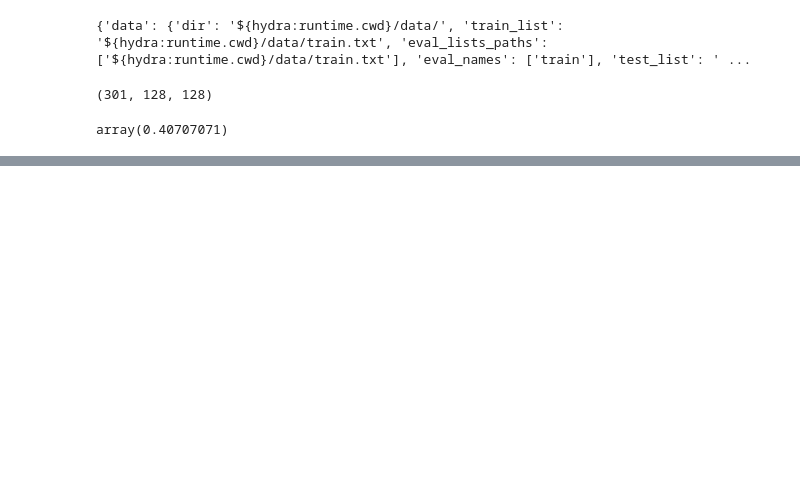
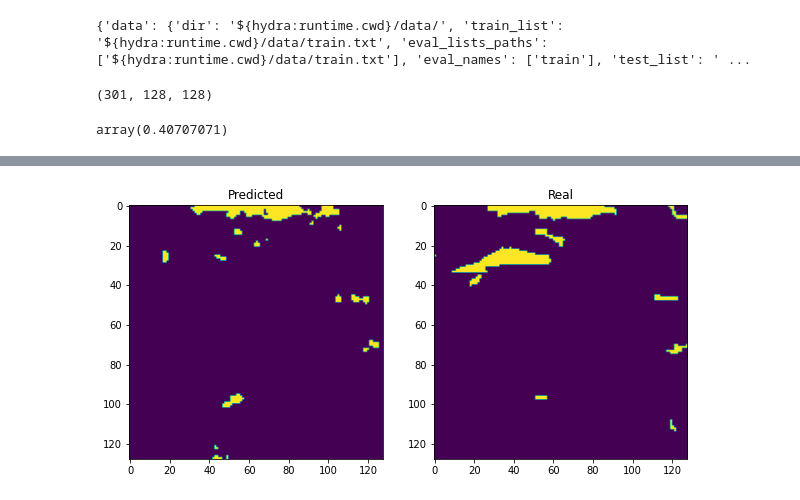
Before and after one commit to SebasGarcia08/Landslide4Sense, a Jupyter notebook: notebooks/3_evaluation.ipynb, the cells around one changed output, grey strips where cells are left out. Cells and saved outputs as stored; diff of their text form; code cells hidden in the pictures; blank space fills up the shorter version.

```diff
--- a/notebooks/3_evaluation.ipynb
+++ b/notebooks/3_evaluation.ipynb
@@ -123,0 +127,12 @@ plt.legend()
+# %%
+index = 16
+fig, ax = plt.subplots(nrows=1, ncols=2, figsize=(10, 5))
+ax[0].imshow((preds[index, 1, ...] > optimal_thr).astype('uint8'))
+ax[0].set_title("Predicted")
+
+ax[1].imshow(labels[index, ...])
+ax[1].set_title("Real")
+
+plt.show()
+# %% [output]
+[figure, added]
```
Also changed, not shown: parts of 2 cells of this notebook.
